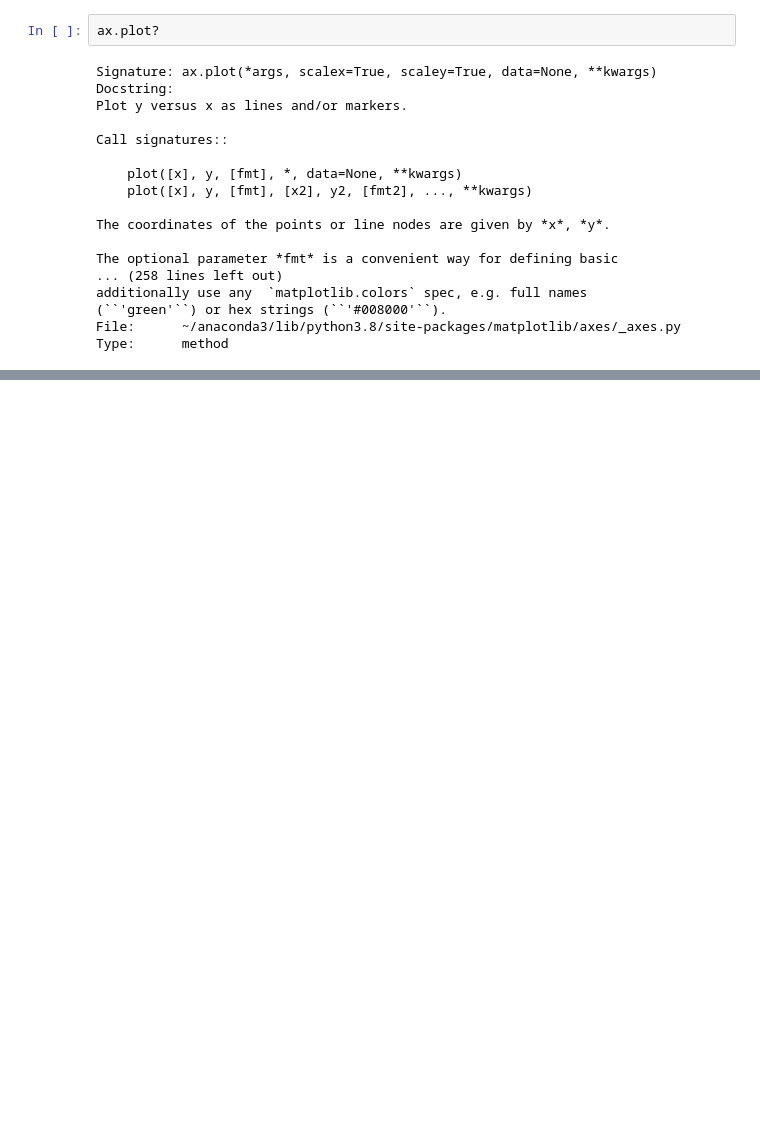
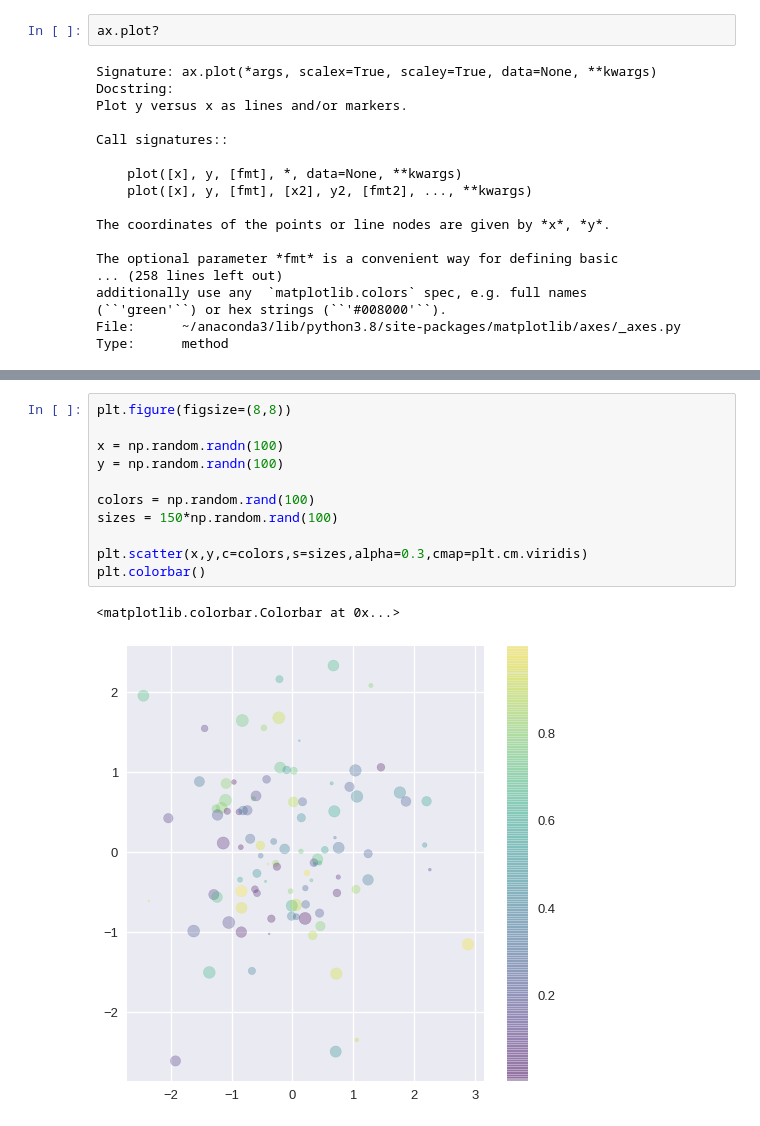
Before and after one commit to andvsilva/data_science_journey, a Jupyter notebook: course_ds/notebooks/matplot_vis.ipynb, the cells around one changed output, grey strips where cells are left out. Cells and saved outputs as stored; diff of their text form; blank space fills up the shorter version.

```diff
--- a/course_ds/notebooks/matplot_vis.ipynb
+++ b/course_ds/notebooks/matplot_vis.ipynb
@@ -148,0 +151,14 @@ for m in markes:
+# %%
+plt.figure(figsize=(8,8))
+
+x = np.random.randn(100)
+y = np.random.randn(100)
+
+colors = np.random.rand(100)
+sizes = 150*np.random.rand(100)
+
+plt.scatter(x,y,c=colors,s=sizes,alpha=0.3,cmap=plt.cm.viridis)
+plt.colorbar()
+# %% [output]
+<matplotlib.colorbar.Colorbar at 0x...>
+[figure, added]
```
Also changed, not shown: parts of 75 cells of this notebook, 3 other files.
